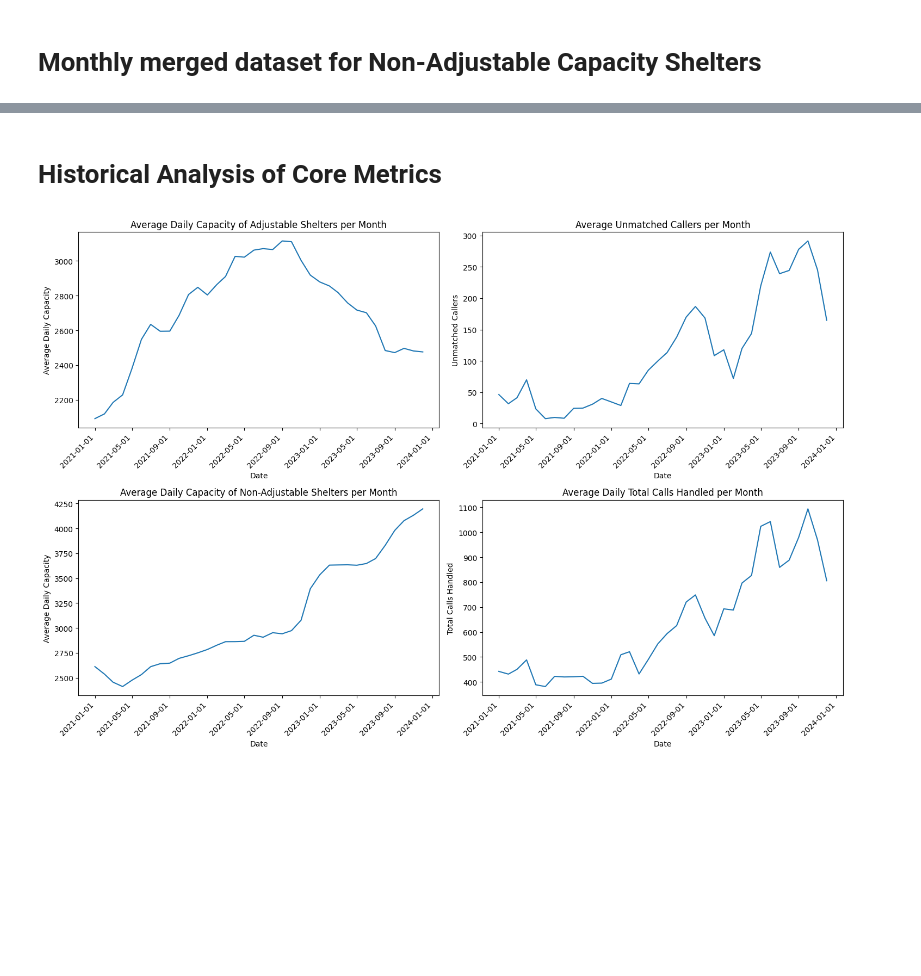
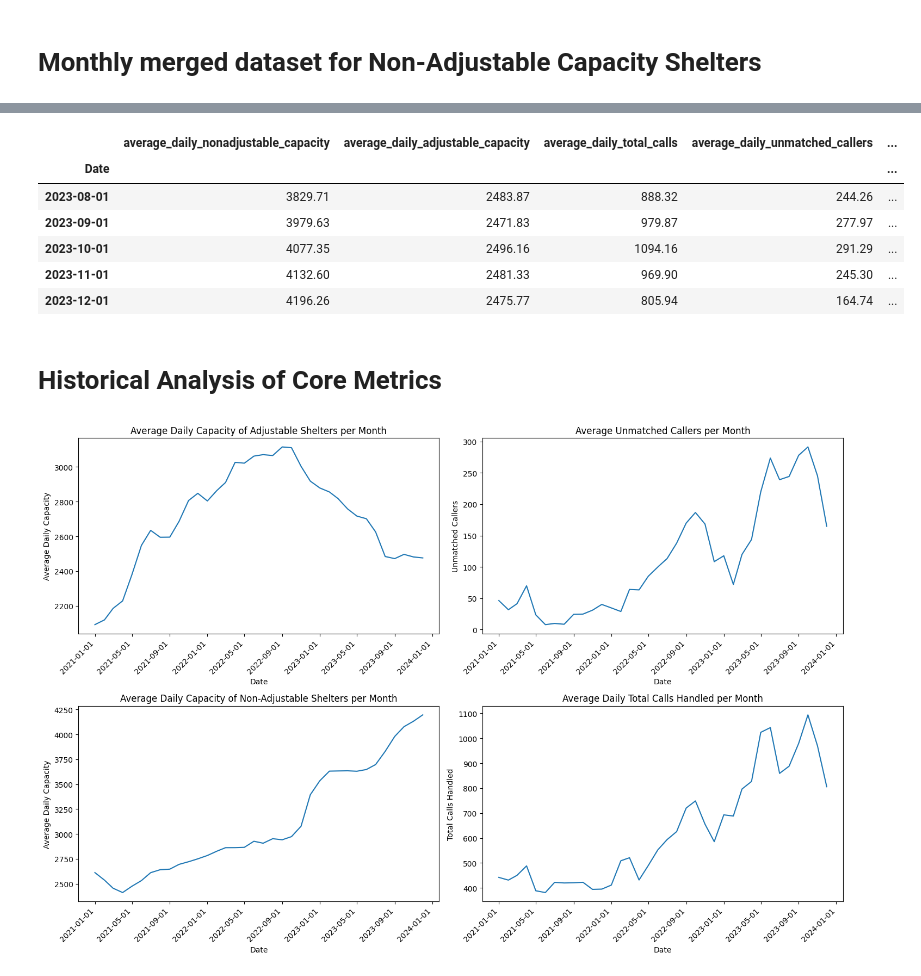
Before and after one commit to pendovka/Toronto-Shelter-Traffic, a Jupyter notebook: Shelter-Demand-Predictor.ipynb, the cells around one changed output, grey strips where cells are left out. Drawn from its saved outputs; the diff is of its cells as text; code cells hidden in the pictures; blank space fills up the shorter version.

```diff
--- a/Shelter-Demand-Predictor.ipynb
+++ b/Shelter-Demand-Predictor.ipynb
@@ -49,11 +49,11 @@ merged_calls_flow_monthly = merged_calls_flow_monthly[merged_calls_flow_monthly.
 
 merged_calls_flow_monthly.reset_index(inplace=True)
 
-merged_calls_flow_monthly = merged_calls_flow_monthly[['Date', 'Total calls handled', 'Unmatched callers', 'newly_identified', 'actively_homeless', 'became_inactive']]
+merged_calls_flow_monthly = merged_calls_flow_monthly[['Date', 'average_daily_total_calls', 'average_daily_unmatched_callers', 'newly_identified', 'actively_homeless', 'became_inactive']]
 
-correlation_calls_newlyhomeless = merged_calls_flow_monthly[['Unmatched callers', 'newly_identified']].corr().iloc[0, 1]
-correlation_calls_activelyhomeless = merged_calls_flow_monthly[['Unmatched callers', 'actively_homeless']].corr().iloc[0, 1]
-correlation_calls_inactive = merged_calls_flow_monthly[['Unmatched callers', 'became_inactive']].corr().iloc[0, 1]
+correlation_calls_newlyhomeless = merged_calls_flow_monthly[['average_daily_unmatched_callers', 'newly_identified']].corr().iloc[0, 1]
+correlation_calls_activelyhomeless = merged_calls_flow_monthly[['average_daily_unmatched_callers', 'actively_homeless']].corr().iloc[0, 1]
+correlation_calls_inactive = merged_calls_flow_monthly[['average_daily_unmatched_callers', 'became_inactive']].corr().iloc[0, 1]
 
 print(f"Correlation between the number of unmatched callers and newly homeless: {correlation_calls_newlyhomeless:.2f}")
 print(f"Correlation between the number of unmatched callers and actively homeless: {correlation_calls_activelyhomeless:.2f}")
@@ -133,14 +136,2 @@ average_other_daily_capacity = average_other_daily_capacity.to_frame()
 # %% [markdown]
 # Monthly merged dataset for Non-Adjustable Capacity Shelters
-# %%
-other_occupancy = concatenated_occupancy[concatenated_occupancy['OVERNIGHT_SERVICE_TYPE'] == 'Shelter'].copy()
-
-other_occupancy['CAPACITY_ACTUAL_ROOM'] = other_occupancy['CAPACITY_ACTUAL_ROOM'].fillna(0).astype(int)
-other_occupancy['CAPACITY_ACTUAL_BED'] = other_occupancy['CAPACITY_ACTUAL_BED'].fillna(0).astype(int)
-
-other_occupancy['capacity'] = other_occupancy['CAPACITY_ACTUAL_ROOM'] + other_occupancy['CAPACITY_ACTUAL_BED']
-
-y = other_occupancy.groupby('OCCUPANCY_DATE')['capacity'].sum()
-
-average_other_daily_capacity = y.resample('MS').mean().rename('average_other_daily_capacity').round(2)
-average_other_daily_capacity = average_other_daily_capacity.to_frame()
@@ -165,3 +138,16 @@ merged_calls_other_flow_monthly.tail()
+# %%
+merged_calls_occupancy_flow_monthly = pd.merge(average_other_daily_capacity, merged_calls_occupancy_flow_monthly, how='inner', left_index=True, right_index=True)
+
+merged_calls_occupancy_flow_monthly[['average_daily_total_calls', 'average_daily_unmatched_callers']] = merged_calls_occupancy_flow_monthly[['average_daily_total_calls', 'average_daily_unmatched_callers']].round(2)
+merged_calls_occupancy_flow_monthly.tail()
+# %% [output]
+|  | average_daily_nonadjustable_capacity | average_daily_adjustable_capacity | average_daily_total_calls | average_daily_unmatched_callers | ... |
+| Date |  |  |  |  | ... |
+| 2023-08-01 | 3829.71 | 2483.87 | 888.32 | 244.26 | ... |
+| 2023-09-01 | 3979.63 | 2471.83 | 979.87 | 277.97 | ... |
+| 2023-10-01 | 4077.35 | 2496.16 | 1094.16 | 291.29 | ... |
+| 2023-11-01 | 4132.60 | 2481.33 | 969.90 | 245.30 | ... |
+| 2023-12-01 | 4196.26 | 2475.77 | 805.94 | 164.74 | ... |
 # %% [markdown]
 # Historical Analysis of Core Metrics
 # %%
```
Also changed, not shown: parts of 11 cells of this notebook.
